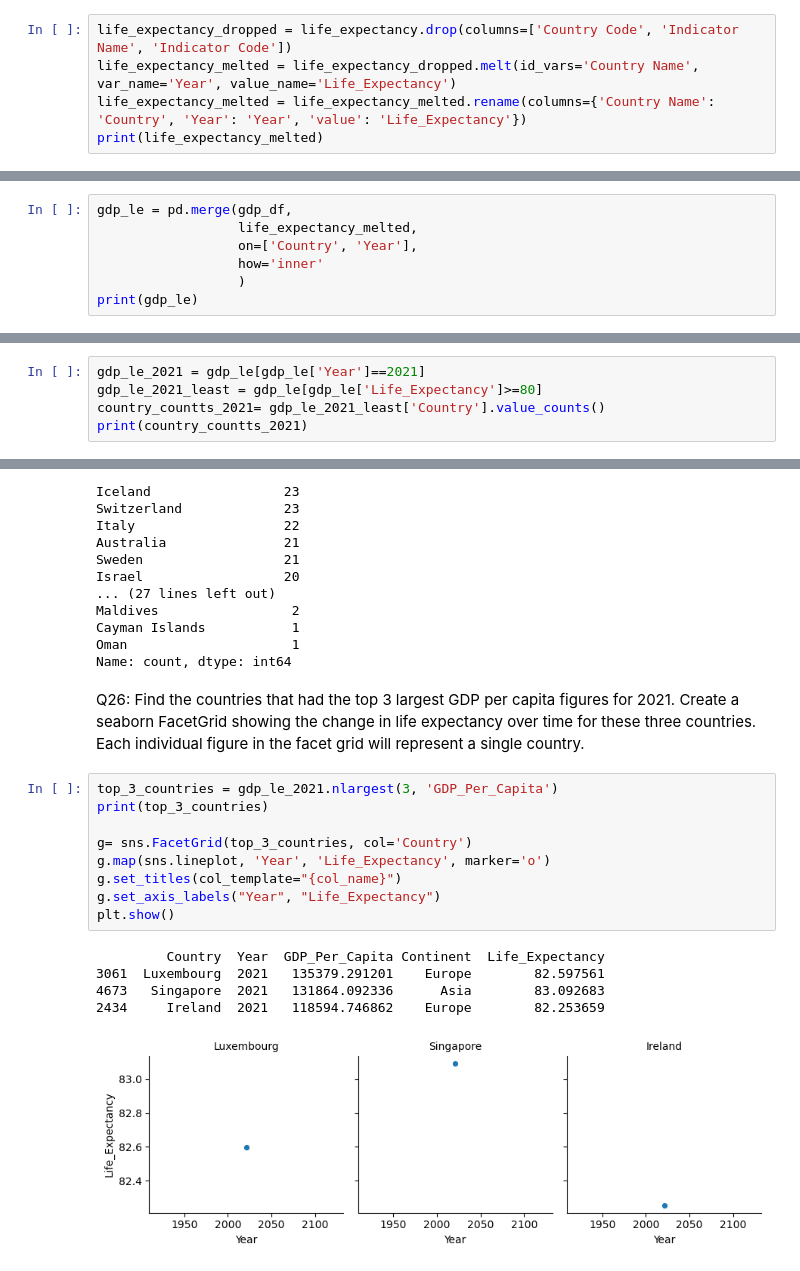
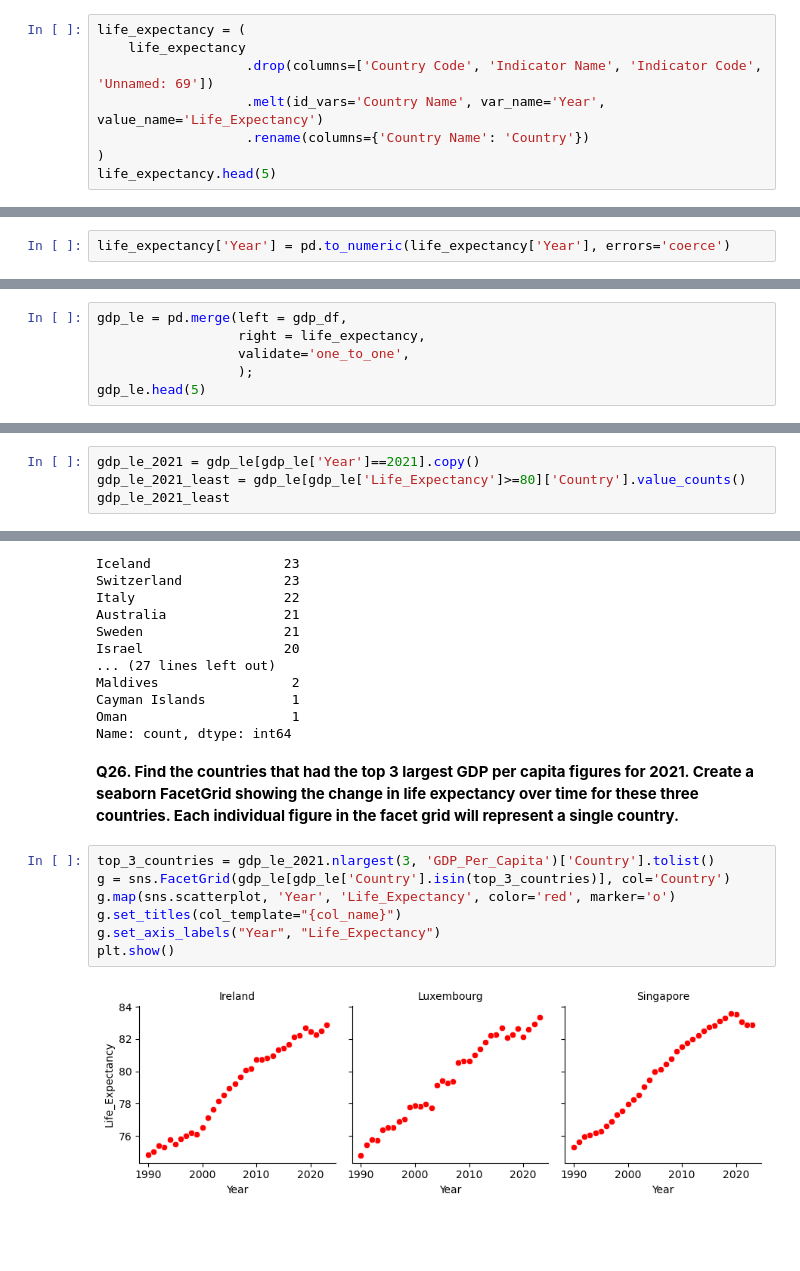
Before and after one commit to nss-data-science-cohort-9/un-exploration-dhansiv-stack, a Jupyter notebook: UnGDPexploration.ipynb, the cells around one changed output, grey strips where cells are left out. Cells and saved outputs as stored; diff of their text form; blank space fills up the shorter version.

```diff
--- a/UnGDPexploration.ipynb
+++ b/UnGDPexploration.ipynb
@@ -390,6 +324,9 @@ Q22: Drop the Country Code, Indicator Name, and Indicator Code columns. Then use
 # %%
-life_expectancy_dropped = life_expectancy.drop(columns=['Country Code', 'Indicator Name', 'Indicator Code'])
-life_expectancy_melted = life_expectancy_dropped.melt(id_vars='Country Name', var_name='Year', value_name='Life_Expectancy')
-life_expectancy_melted = life_expectancy_melted.rename(columns={'Country Name': 'Country', 'Year': 'Year', 'value': 'Life_Expectancy'})
-print(life_expectancy_melted)
+life_expectancy = (
+    life_expectancy
+                   .drop(columns=['Country Code', 'Indicator Name', 'Indicator Code', 'Unnamed: 69'])
+                   .melt(id_vars='Country Name', var_name='Year', value_name='Life_Expectancy')
+                   .rename(columns={'Country Name': 'Country'})
+)
+life_expectancy.head(5)
 # %% [output]
@@ -420,0 +348,2 @@ life_expectancy_melted['Year'] =  pd.to_numeric(life_expectancy_melted['Year'],
+# %%
+life_expectancy['Year'] = pd.to_numeric(life_expectancy['Year'], errors='coerce')
@@ -421,8 +363,7 @@ life_expectancy_melted['Year'] =  pd.to_numeric(life_expectancy_melted['Year'],
 # %%
-gdp_le = pd.merge(gdp_df,
-                  life_expectancy_melted,
-                  on=['Country', 'Year'],
-                  how='inner'
-                  )
-print(gdp_le)
+gdp_le = pd.merge(left = gdp_df,
+                  right = life_expectancy,
+                  validate='one_to_one',
+                  );
+gdp_le.head(5)
 # %% [output]
@@ -445,8 +378,7 @@ Q25: Create a new DataFrame, named gdp_le_2021 by extracting data for the year 2
 # %%
-gdp_le_2021 = gdp_le[gdp_le['Year']==2021]
-gdp_le_2021_least = gdp_le[gdp_le['Life_Expectancy']>=80]
-country_countts_2021= gdp_le_2021_least['Country'].value_counts()
-print(country_countts_2021)
+gdp_le_2021 = gdp_le[gdp_le['Year']==2021].copy()
+gdp_le_2021_least = gdp_le[gdp_le['Life_Expectancy']>=80]['Country'].value_counts()
+gdp_le_2021_least
 # %% [output]
 Country
 Andorra                 30
@@ -466,20 +398,14 @@ Cayman Islands           1
 Oman                     1
 Name: count, dtype: int64
 # %% [markdown]
-Q26: Find the countries that had the top 3 largest GDP per capita figures for 2021. Create a seaborn FacetGrid showing the change in life expectancy over time for these three countries. Each individual figure in the facet grid will represent a single country.
+**Q26. Find the countries that had the top 3 largest GDP per capita figures for 2021. Create a seaborn FacetGrid showing the change in life expectancy over time for these three countries. Each individual figure in the facet grid will represent a single country.**
 # %%
-top_3_countries = gdp_le_2021.nlargest(3, 'GDP_Per_Capita')
-print(top_3_countries)
-
-g= sns.FacetGrid(top_3_countries, col='Country')
-g.map(sns.lineplot, 'Year', 'Life_Expectancy', marker='o')
+top_3_countries = gdp_le_2021.nlargest(3, 'GDP_Per_Capita')['Country'].tolist()
+g = sns.FacetGrid(gdp_le[gdp_le['Country'].isin(top_3_countries)], col='Country')
+g.map(sns.scatterplot, 'Year', 'Life_Expectancy', color='red', marker='o')
 g.set_titles(col_template="{col_name}")
 g.set_axis_labels("Year", "Life_Expectancy")
 plt.show()
 # %% [output]
-         Country  Year  GDP_Per_Capita Continent  Life_Expectancy
-3061  Luxembourg  2021   135379.291201    Europe        82.597561
-4673   Singapore  2021   131864.092336      Asia        83.092683
-2434     Ireland  2021   118594.746862    Europe        82.253659
-[figure, old version]
+[figure, new version]
 # %% [markdown]
```
Also changed, not shown: parts of 63 cells of this notebook, 3 other files.
